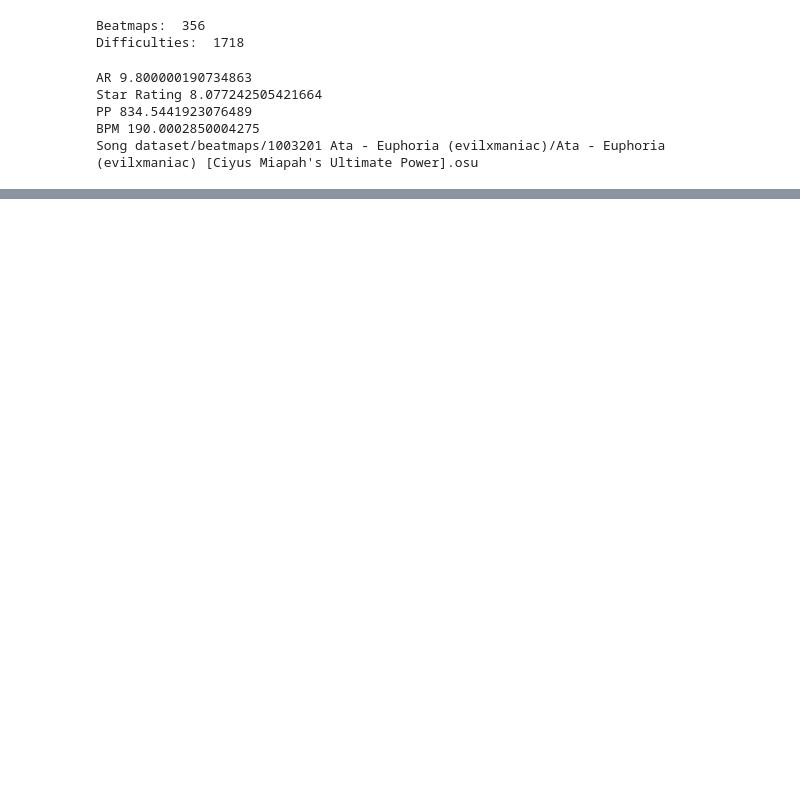
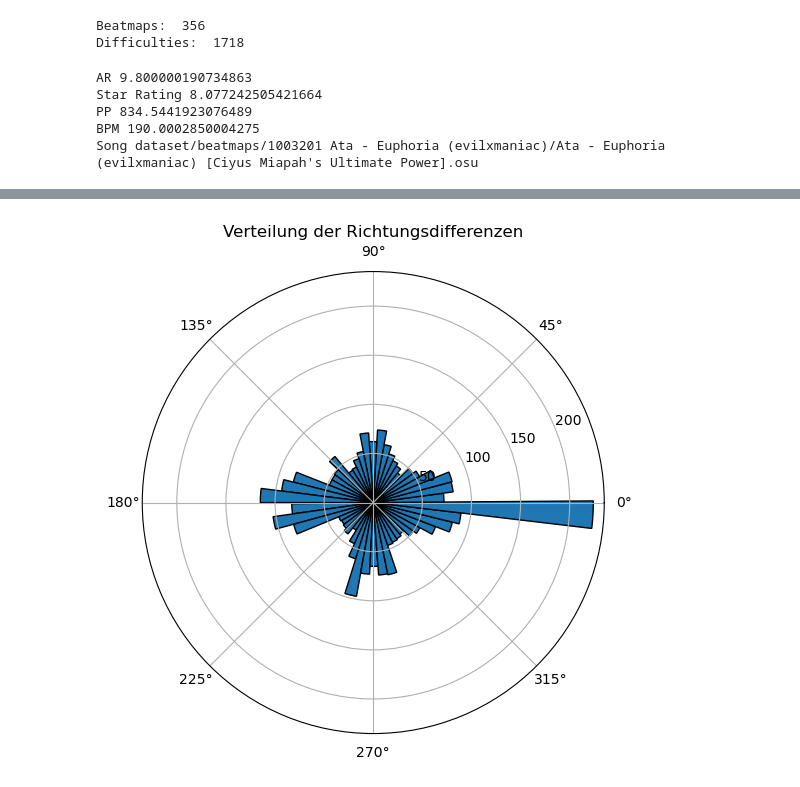
Before and after one commit to RnLe/MachineLearning, a Jupyter notebook: osu/main.ipynb, the cells around one changed output, grey strips where cells are left out. Drawn from its saved outputs; the diff is of its cells as text; code cells hidden in the pictures; blank space fills up the shorter version.

```diff
--- a/osu/main.ipynb
+++ b/osu/main.ipynb
@@ -226,0 +396,9 @@ def extract_and_convert_hit_objects(beatmapPath : str):
+# %%
+# Beispiel: Polar Histogramm der Richtungsdifferenzen
+plt.figure(figsize=(8, 6))
+ax = plt.subplot(111, polar=True)
+ax.hist(df['Direction Diffs'][0], bins=50, edgecolor='black')
+ax.set_title('Verteilung der Richtungsdifferenzen')
+plt.show()
+# %% [output]
+[figure, added]
```
Also changed, not shown: parts of 7 cells of this notebook, 2 other files.
